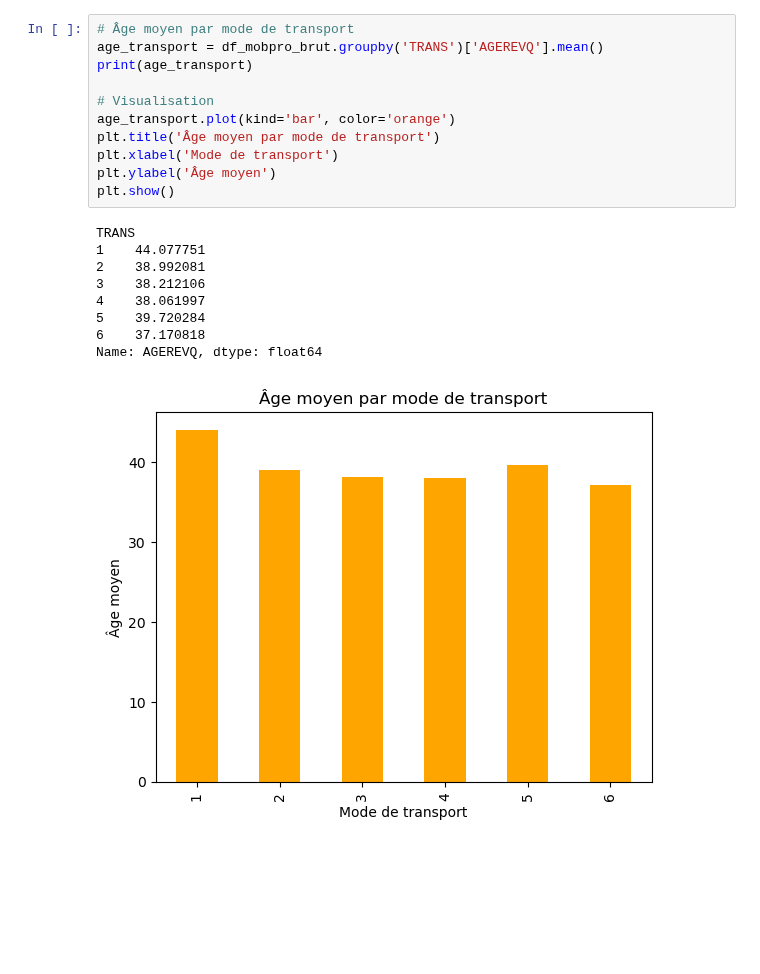
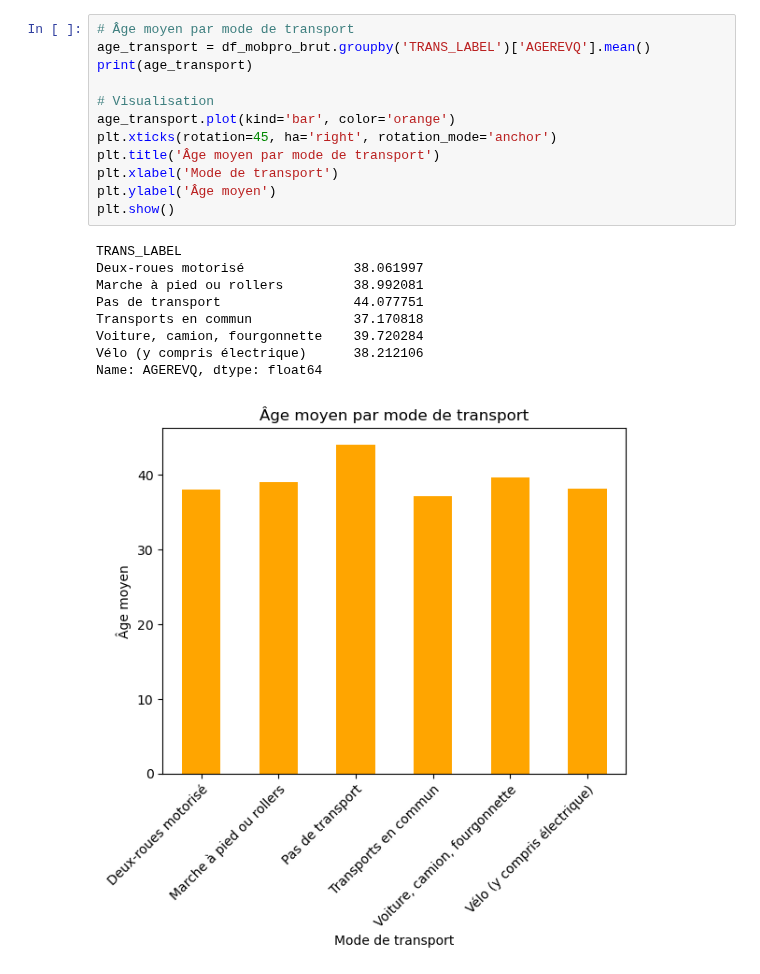
Before and after one commit to Qntouille/statapp, a Jupyter notebook: stat_desc_mobpro.ipynb, the cells around one changed output. Saved outputs shown, nothing was run; the diff lists cells and outputs as text; blank space fills up the shorter version.

```diff
--- a/stat_desc_mobpro.ipynb
+++ b/stat_desc_mobpro.ipynb
@@ -41,22 +46,23 @@ Name: count, dtype: int64
 # %%
 # Âge moyen par mode de transport
-age_transport = df_mobpro_brut.groupby('TRANS')['AGEREVQ'].mean()
+age_transport = df_mobpro_brut.groupby('TRANS_LABEL')['AGEREVQ'].mean()
 print(age_transport)
 
 # Visualisation
 age_transport.plot(kind='bar', color='orange')
+plt.xticks(rotation=45, ha='right', rotation_mode='anchor')
 plt.title('Âge moyen par mode de transport')
 plt.xlabel('Mode de transport')
 plt.ylabel('Âge moyen')
 plt.show()
 # %% [output]
-TRANS
-1    44.077751
-2    38.992081
-3    38.212106
-4    38.061997
-5    39.720284
-6    37.170818
+TRANS_LABEL
+Deux-roues motorisé              38.061997
+Marche à pied ou rollers         38.992081
+Pas de transport                 44.077751
+Transports en commun             37.170818
+Voiture, camion, fourgonnette    39.720284
+Vélo (y compris électrique)      38.212106
 Name: AGEREVQ, dtype: float64
-[figure, old version]
+[figure, new version]
 # %%
```
Also changed, not shown: parts of 13 cells of this notebook, 1 other file.
